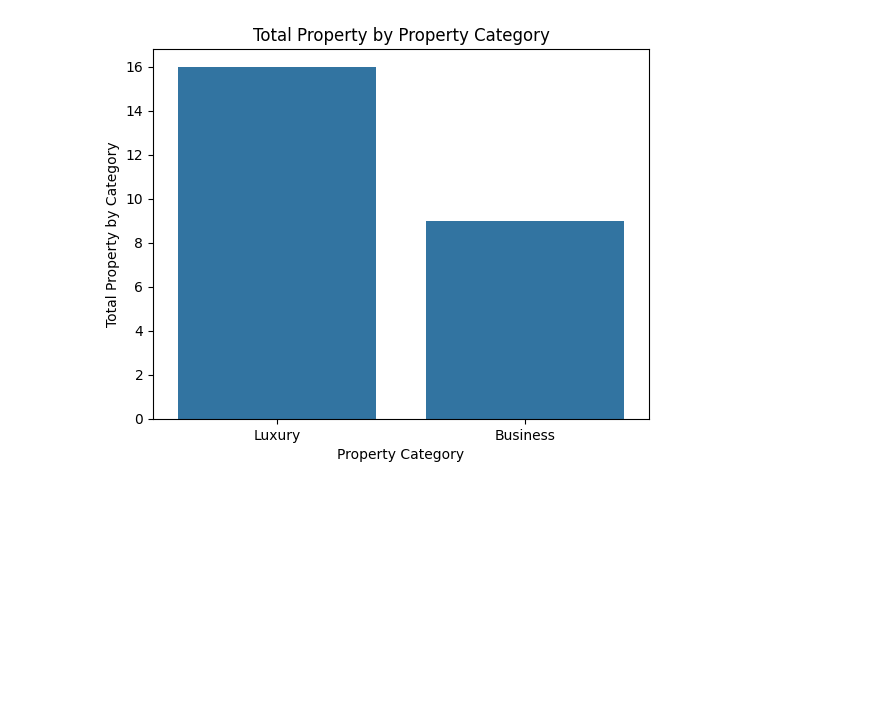
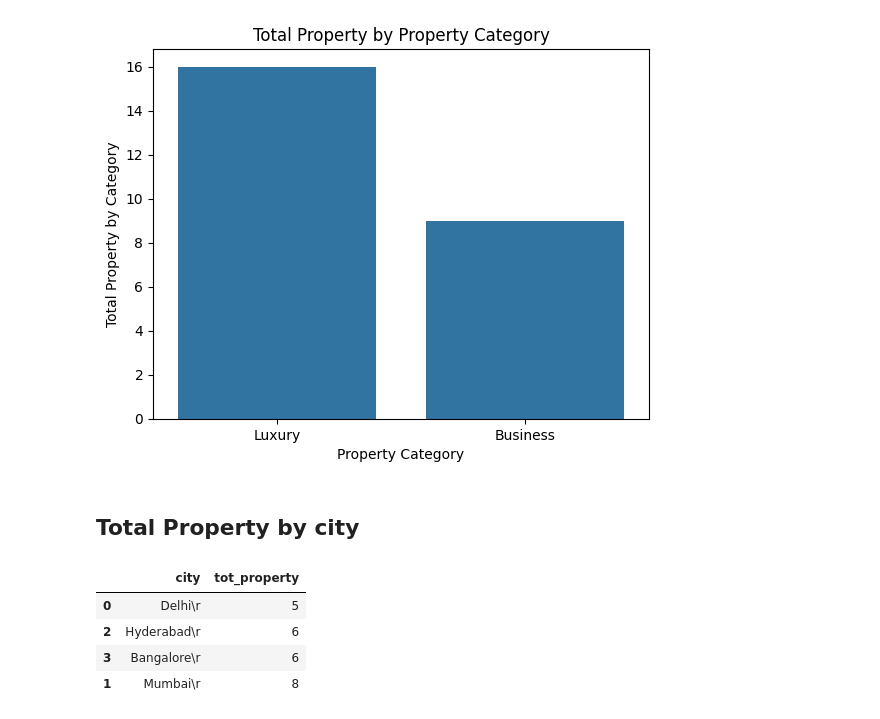
Before and after one commit to Bhuvi128/Hospitality-Revenue-Optimization-Data-analysis, a Jupyter notebook: Hospitality Revenue Optimzation.ipynb, the cells around one changed output. Drawn from its saved outputs; the diff is of its cells as text; code cells hidden in the pictures; blank space fills up the shorter version.

```diff
--- a/Hospitality Revenue Optimzation.ipynb
+++ b/Hospitality Revenue Optimzation.ipynb
@@ -33,3 +33,17 @@ plt.title("Total Property by Property Category")
 plt.show()
 # %% [output]
 [figure]
+# %% [markdown]
+## Total Property by city
+# %%
+# Total property for each city
+query = "select city, count(*) as tot_property from dim_hotels group by city;"
+tot_prop_city = pd.read_sql(query,engine)
+tot_prop_city = tot_prop_city.sort_values("tot_property")
+tot_prop_city
+# %% [output]
+|  | city | tot_property |
+| 0 | Delhi\r | 5 |
+| 2 | Hyderabad\r | 6 |
+| 3 | Bangalore\r | 6 |
+| 1 | Mumbai\r | 8 |
```
Also changed, not shown: parts of 1 cell of this notebook.
